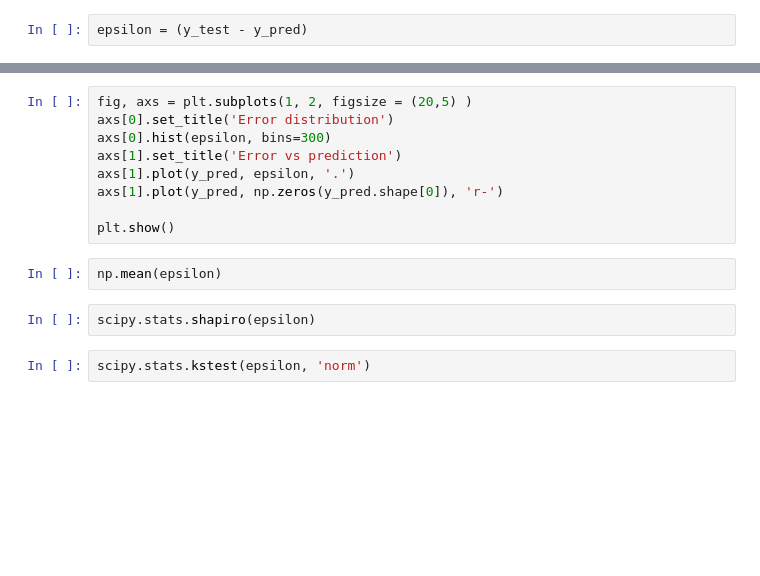
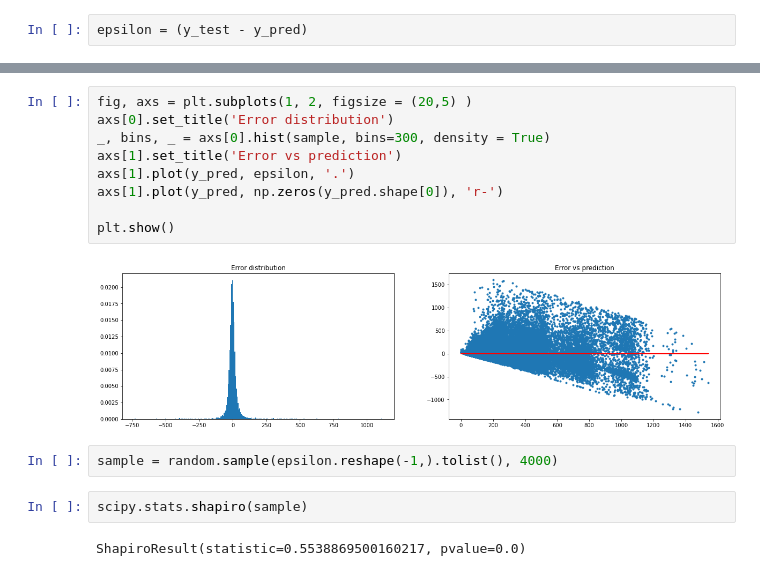
Before and after one commit to azizkastalli/transport_routing, a Jupyter notebook: timeTravelPrediction/timeTravel_prediction.ipynb, the cells around one changed output, grey strips where cells are left out. Drawn from its saved outputs; the diff is of its cells as text; blank space fills up the shorter version.

```diff
--- a/timeTravelPrediction/timeTravel_prediction.ipynb
+++ b/timeTravelPrediction/timeTravel_prediction.ipynb
@@ -356,15 +439,17 @@ epsilon.shape
 # %%
 fig, axs = plt.subplots(1, 2, figsize = (20,5) )
 axs[0].set_title('Error distribution')
-axs[0].hist(epsilon, bins=300)
+_, bins, _ = axs[0].hist(sample, bins=300, density = True)
 axs[1].set_title('Error vs prediction')
 axs[1].plot(y_pred, epsilon, '.')
 axs[1].plot(y_pred, np.zeros(y_pred.shape[0]), 'r-')
 
 plt.show()
+# %% [output]
+[figure, added]
-# %%
-np.mean(epsilon)
+# %%
+sample = random.sample(epsilon.reshape(-1,).tolist(), 4000)
 # %%
-scipy.stats.shapiro(epsilon)
+scipy.stats.shapiro(sample)
+# %% [output]
+ShapiroResult(statistic=0.5538869500160217, pvalue=0.0)
-# %%
-scipy.stats.kstest(epsilon, 'norm')
```
Also changed, not shown: parts of 32 cells of this notebook.
